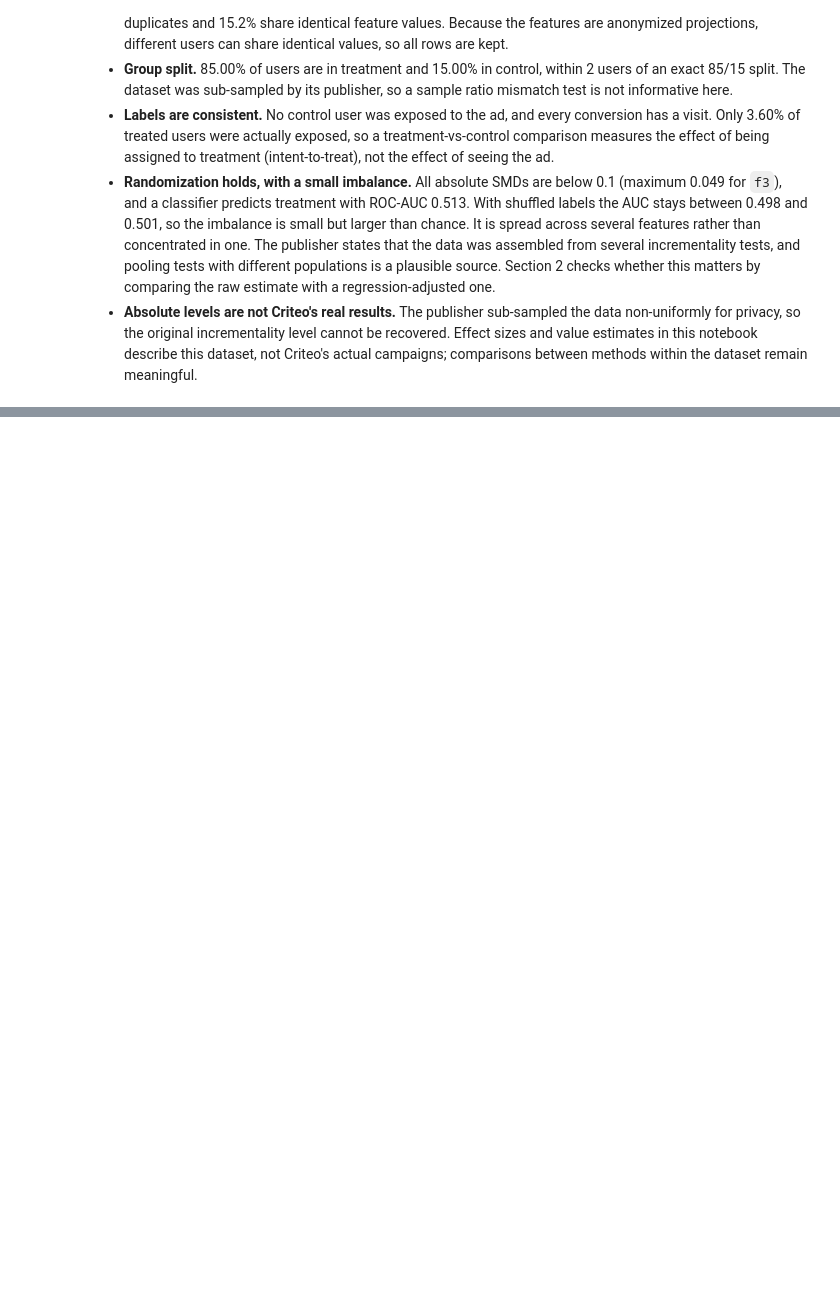
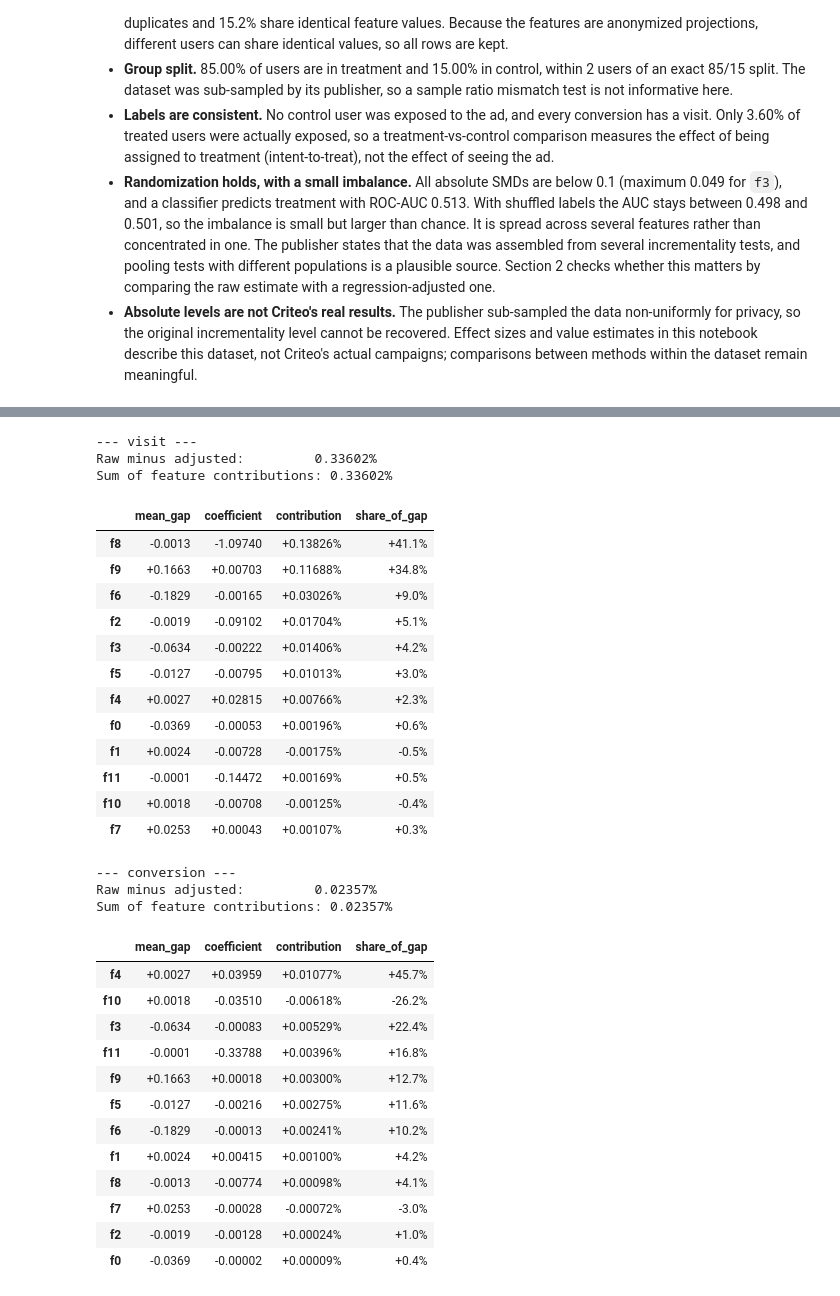
Before and after one commit to LindaZhao-neu/criteo-uplift-analysis, a Jupyter notebook: notebooks/criteo_uplift_analysis.ipynb, the cells around one changed output, grey strips where cells are left out. Saved outputs shown, nothing was run; the diff lists cells and outputs as text; code cells hidden in the pictures; blank space fills up the shorter version.

```diff
--- a/notebooks/criteo_uplift_analysis.ipynb
+++ b/notebooks/criteo_uplift_analysis.ipynb
@@ -393,0 +514,63 @@ dtype: float64
+# %%
+def ols_coefficients(data, outcome, features=FEATURE_COLS, group="treatment"):
+    n = len(data)
+    Xf = data[features].to_numpy(dtype=np.float64)
+    Xf -= Xf.mean(axis=0)
+    X = np.column_stack([np.ones(n), data[group].to_numpy(dtype=np.float64), Xf])
+    del Xf
+    y = data[outcome].to_numpy(dtype=np.float64)
+    beta = np.linalg.solve(X.T @ X, X.T @ y)
+    return pd.Series(beta[2:], index=features)
+
+mean_gap = balance["mean_treatment"] - balance["mean_control"]
+
+for y in OUTCOMES:
+    coefs = ols_coefficients(df, y)
+    contrib = (mean_gap * coefs).rename("contribution")
+    gap = itt.loc[y, "ate"] - adjusted.loc[y, "ate_adjusted"]
+    print(f"--- {y} ---")
+    print(f"Raw minus adjusted:         {gap:.5%}")
+    print(f"Sum of feature contributions: {contrib.sum():.5%}")
+    out = pd.DataFrame({
+        "mean_gap": mean_gap,
+        "coefficient": coefs,
+        "contribution": contrib,
+        "share_of_gap": contrib / gap,
+    }).sort_values("contribution", key=abs, ascending=False)
+    display(out.style.format({
+        "mean_gap": "{:+.4f}", "coefficient": "{:+.5f}",
+        "contribution": "{:+.5%}", "share_of_gap": "{:+.1%}",
+    }))
+# %% [output]
+--- visit ---
+Raw minus adjusted:         0.33602%
+Sum of feature contributions: 0.33602%
+|  | mean_gap | coefficient | contribution | share_of_gap |
+| f8 | -0.0013 | -1.09740 | +0.13826% | +41.1% |
+| f9 | +0.1663 | +0.00703 | +0.11688% | +34.8% |
+| f6 | -0.1829 | -0.00165 | +0.03026% | +9.0% |
+| f2 | -0.0019 | -0.09102 | +0.01704% | +5.1% |
+| f3 | -0.0634 | -0.00222 | +0.01406% | +4.2% |
+| f5 | -0.0127 | -0.00795 | +0.01013% | +3.0% |
+| f4 | +0.0027 | +0.02815 | +0.00766% | +2.3% |
+| f0 | -0.0369 | -0.00053 | +0.00196% | +0.6% |
+| f1 | +0.0024 | -0.00728 | -0.00175% | -0.5% |
+| f11 | -0.0001 | -0.14472 | +0.00169% | +0.5% |
+| f10 | +0.0018 | -0.00708 | -0.00125% | -0.4% |
+| f7 | +0.0253 | +0.00043 | +0.00107% | +0.3% |
+--- conversion ---
+Raw minus adjusted:         0.02357%
+Sum of feature contributions: 0.02357%
+|  | mean_gap | coefficient | contribution | share_of_gap |
+| f4 | +0.0027 | +0.03959 | +0.01077% | +45.7% |
+| f10 | +0.0018 | -0.03510 | -0.00618% | -26.2% |
+| f3 | -0.0634 | -0.00083 | +0.00529% | +22.4% |
+| f11 | -0.0001 | -0.33788 | +0.00396% | +16.8% |
+| f9 | +0.1663 | +0.00018 | +0.00300% | +12.7% |
+| f5 | -0.0127 | -0.00216 | +0.00275% | +11.6% |
+| f6 | -0.1829 | -0.00013 | +0.00241% | +10.2% |
+| f1 | +0.0024 | +0.00415 | +0.00100% | +4.2% |
+| f8 | -0.0013 | -0.00774 | +0.00098% | +4.1% |
+| f7 | +0.0253 | -0.00028 | -0.00072% | -3.0% |
+| f2 | -0.0019 | -0.00128 | +0.00024% | +1.0% |
+| f0 | -0.0369 | -0.00002 | +0.00009% | +0.4% |
```
Also changed, not shown: parts of 19 cells of this notebook.
